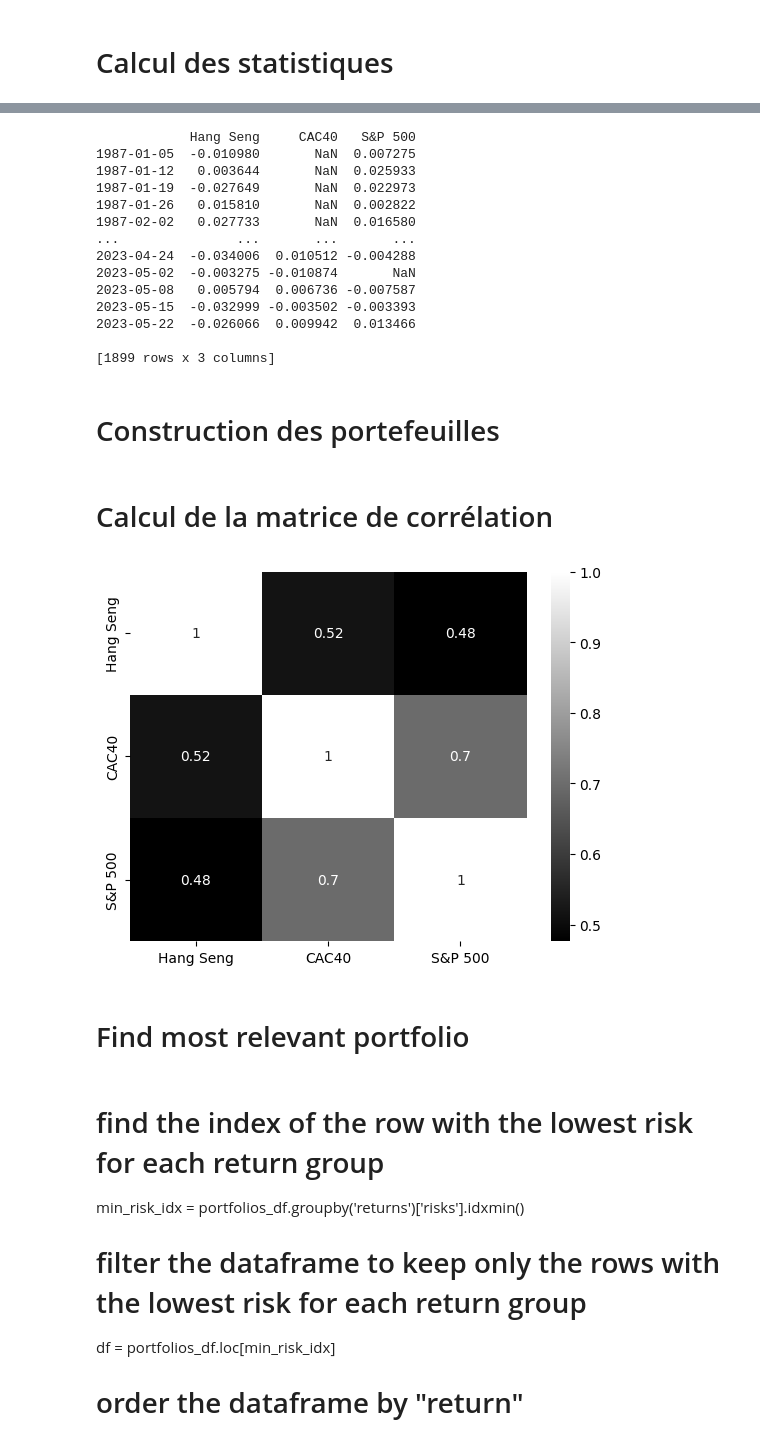
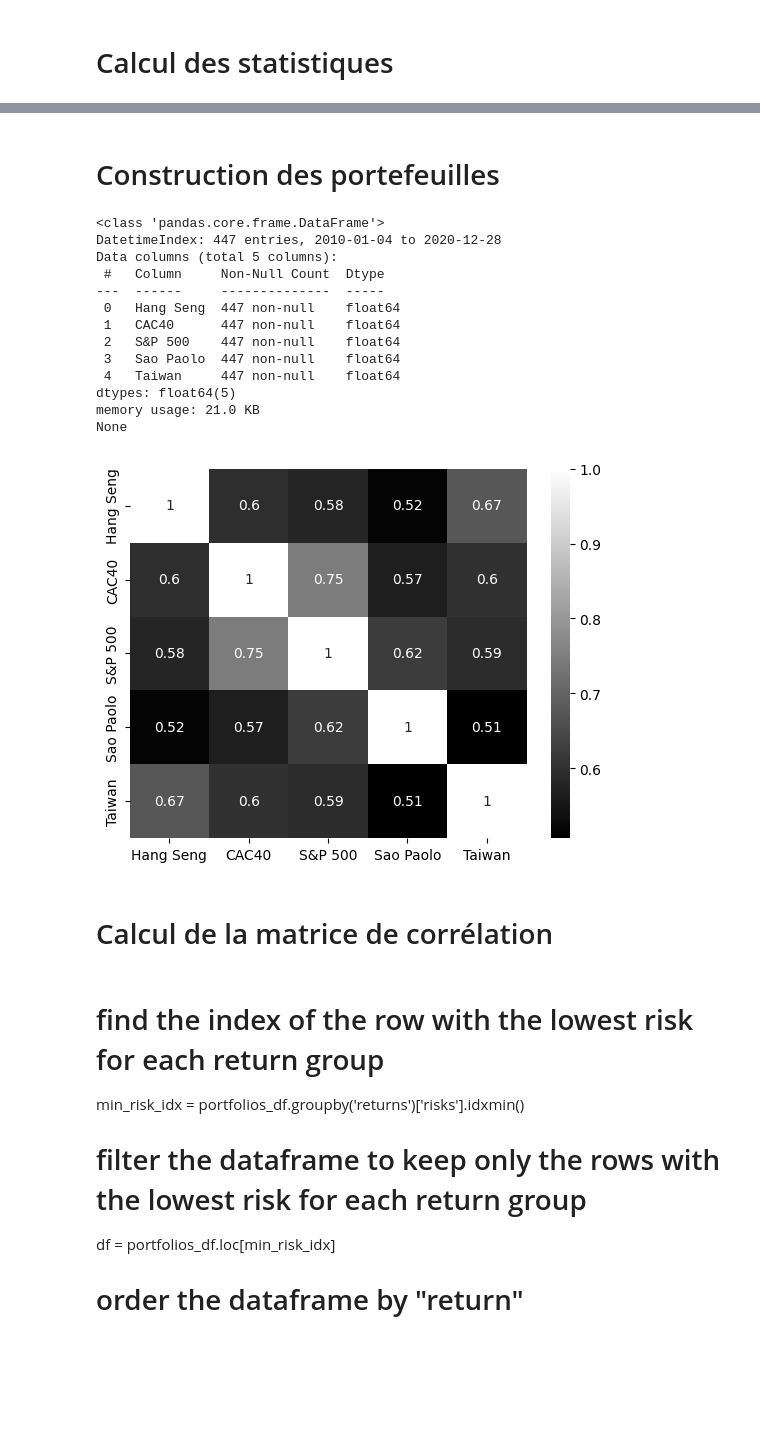
Before and after one commit to hugodemenez/portfolio-diversification-evidence, a Jupyter notebook: main.ipynb, the cells around one changed output, grey strips where cells are left out. Cells and saved outputs as stored; diff of their text form; code cells hidden in the pictures; blank space fills up the shorter version.

```diff
--- a/main.ipynb
+++ b/main.ipynb
@@ -30,3 +27,5 @@ PERIODE = [2012,2022]
+# %%
+PERIODE = [2010,2020]
 # %% [markdown]
 # Chargement des données
 # %%
@@ -43,6 +42,10 @@ def get_indice_name(file_name:str)->str:
             {'code':'^HSI','name':'Hang Seng'},
             {'code':'MSCI','name':'MSCI Emerging Markets'},
             {'code':'^BVSP','name':'Sao Paolo'},
+            {'code':'^MOEX','name':'Moscow'},
+            {'code':'BSE','name':'Bombay'},
+            {'code':'TWII','name':'Taiwan'},
+            {'code':'Shanghai','name':'Shanghai'},
             ]
 
     # Nous parcourons la liste pour trouver
@@ -64,7 +67,7 @@ def load_data(directory:str)->dict:
     for file_path in os.listdir(directory):
         try:
             # Si MSCI alors le fichier est différent (séparateur ;)
-            if "MSCI" in file_path:
+            if "MSCI" in file_path or "Shanghai" in file_path:
                 # Nous lisons le fichier dans un dataframe
                 # En utilisant le séparateur ;
                 df = pandas.read_csv(f'{directory}/{file_path}', sep=';')
@@ -78,7 +81,7 @@ def load_data(directory:str)->dict:
             # S'il y a une erreur, nous affichons le message
             # Mais nous ne levons pas d'exception
             # Ceci permet de continuer le chargement
-            print(error)
+            print(file_path,error)
     # Nous renvoyons le dictionnaire avec toutes les données
     return data
 # %%
@@ -161,9 +165,9 @@ def statistics(cleaned_data:dict)->dict:
     # Nous allons calculer le rendement annuel
     # prix de clôture du dernier jour de l'année divisé par
     # prix de clôture du premier jour de l'année)
-    results = dict()
+    results = pandas.DataFrame()
     for header,df in cleaned_data.items():
-        stats = list()
+        stats = pandas.DataFrame({'Rendement Annuel':[]})
         first = True
         for index, row in df.iterrows():
             if first:
@@ -173,11 +177,12 @@ def statistics(cleaned_data:dict)->dict:
             # Si l'année change
             if index.week != week:
                 # Nous calculons le rendement annuel
-                stats.append({index:(last_day_price/first_day_price)-1})
+                stats.loc[index] = [(last_day_price/first_day_price)-1]
                 first_day_price = row[0]
                 week = index.week
             last_day_price = row[0]
         results[header] = stats
+        results = results.dropna()
     return results
 # %%
 statistics = statistics(cleaned_data)
@@ -188,32 +189,3 @@ print(statistics)
-# %%
-dataframes = pandas.DataFrame()
-for header,yearly_return in statistics.items():
-    xs = list()
-    ys = list()
-    for a in yearly_return:
-        for y,x in a.items():
-            ys.append(y)
-            xs.append(x)
-    dataframes[header]=pandas.DataFrame(xs,index=ys)
-
-dataframes.to_excel('output.xlsx')
-
-print(dataframes)
-# %% [output]
-            Hang Seng     CAC40   S&P 500
-1987-01-05  -0.010980       NaN  0.007275
-1987-01-12   0.003644       NaN  0.025933
-1987-01-19  -0.027649       NaN  0.022973
-1987-01-26   0.015810       NaN  0.002822
-1987-02-02   0.027733       NaN  0.016580
-...               ...       ...       ...
-2023-04-24  -0.034006  0.010512 -0.004288
-2023-05-02  -0.003275 -0.010874       NaN
-2023-05-08   0.005794  0.006736 -0.007587
-2023-05-15  -0.032999 -0.003502 -0.003393
-2023-05-22  -0.026066  0.009942  0.013466
-
-[1899 rows x 3 columns]
 # %% [markdown]
 # Construction des portefeuilles
 # %%
@@ -278,19 +292,19 @@ merged_df.describe().round(2).to_excel('statistics.xlsx')
+# %%
+portfolio_creation(statistics)
+# %% [output]
+<class 'pandas.core.frame.DataFrame'>
+DatetimeIndex: 447 entries, 2010-01-04 to 2020-12-28
+Data columns (total 5 columns):
+ #   Column     Non-Null Count  Dtype
+---  ------     --------------  -----
+ 0   Hang Seng  447 non-null    float64
+ 1   CAC40      447 non-null    float64
+ 2   S&P 500    447 non-null    float64
+ 3   Sao Paolo  447 non-null    float64
+ 4   Taiwan     447 non-null    float64
+dtypes: float64(5)
+memory usage: 21.0 KB
+None
+[figure, added]
 # %% [markdown]
 # Calcul de la matrice de corrélation
-# %%
-import seaborn as sns
-
-# Calculate the correlation matrix
-corr_matrix = merged_df[merged_df.columns].corr()
-
-# Create a heatmap of the correlation matrix
-sns.heatmap(corr_matrix, cmap='gray', annot=True)
-
-
-# Save the heatmap to file
-import matplotlib.pyplot as plt
-plt.savefig('heatmap.png')
-# %% [output]
-[figure, removed]
-# %% [markdown]
-# Find most relevant portfolio
```
Also changed, not shown: parts of 10 cells of this notebook, 35 other files.
